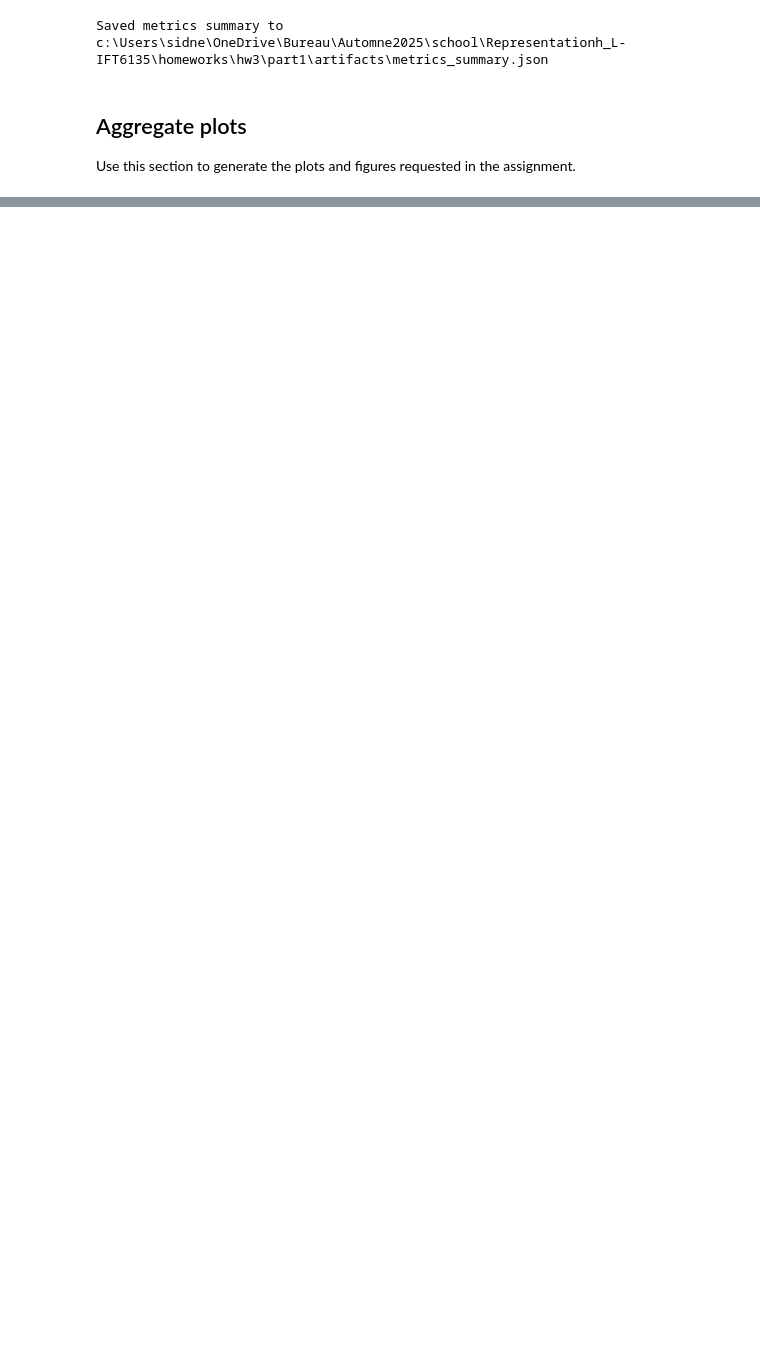
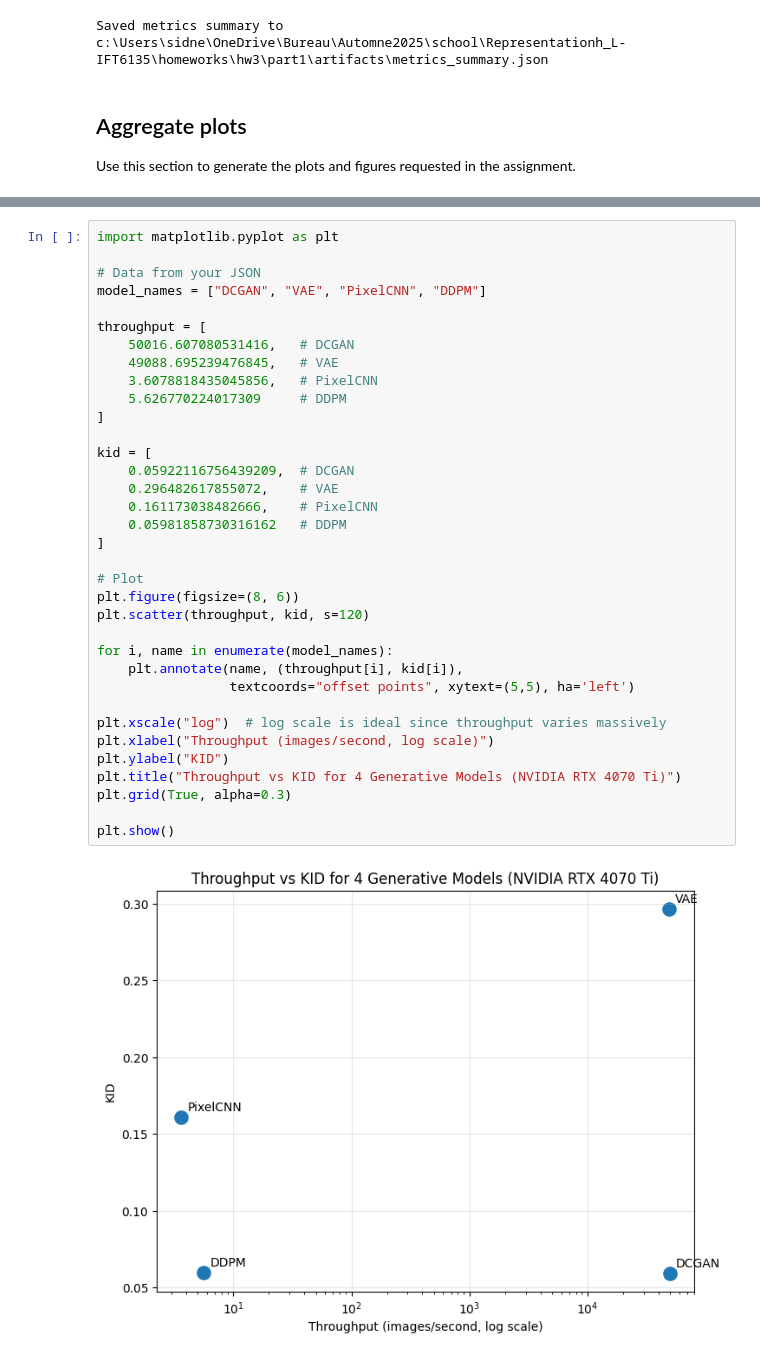
Before and after one commit to GharibSidney/RPL_Assignements, a Jupyter notebook: hw3/part1/hw3_practical.ipynb, the cells around one changed output, grey strips where cells are left out. Saved outputs shown, nothing was run; the diff lists cells and outputs as text; blank space fills up the shorter version.

```diff
--- a/hw3/part1/hw3_practical.ipynb
+++ b/hw3/part1/hw3_practical.ipynb
@@ -854,0 +940,37 @@ Use this section to generate the plots and figures requested in the assignment.
+# %%
+import matplotlib.pyplot as plt
+
+# Data from your JSON
+model_names = ["DCGAN", "VAE", "PixelCNN", "DDPM"]
+
+throughput = [
+    50016.607080531416,   # DCGAN
+    49088.695239476845,   # VAE
+    3.6078818435045856,   # PixelCNN
+    5.626770224017309     # DDPM
+]
+
+kid = [
+    0.05922116756439209,  # DCGAN
+    0.296482617855072,    # VAE
+    0.161173038482666,    # PixelCNN
+    0.05981858730316162   # DDPM
+]
+
+# Plot
+plt.figure(figsize=(8, 6))
+plt.scatter(throughput, kid, s=120)
+
+for i, name in enumerate(model_names):
+    plt.annotate(name, (throughput[i], kid[i]),
+                 textcoords="offset points", xytext=(5,5), ha='left')
+
+plt.xscale("log")  # log scale is ideal since throughput varies massively
+plt.xlabel("Throughput (images/second, log scale)")
+plt.ylabel("KID")
+plt.title("Throughput vs KID for 4 Generative Models (NVIDIA RTX 4070 Ti)")
+plt.grid(True, alpha=0.3)
+
+plt.show()
+# %% [output]
+[figure, added]
```
Also changed, not shown: parts of 14 cells of this notebook, 4 other files.
